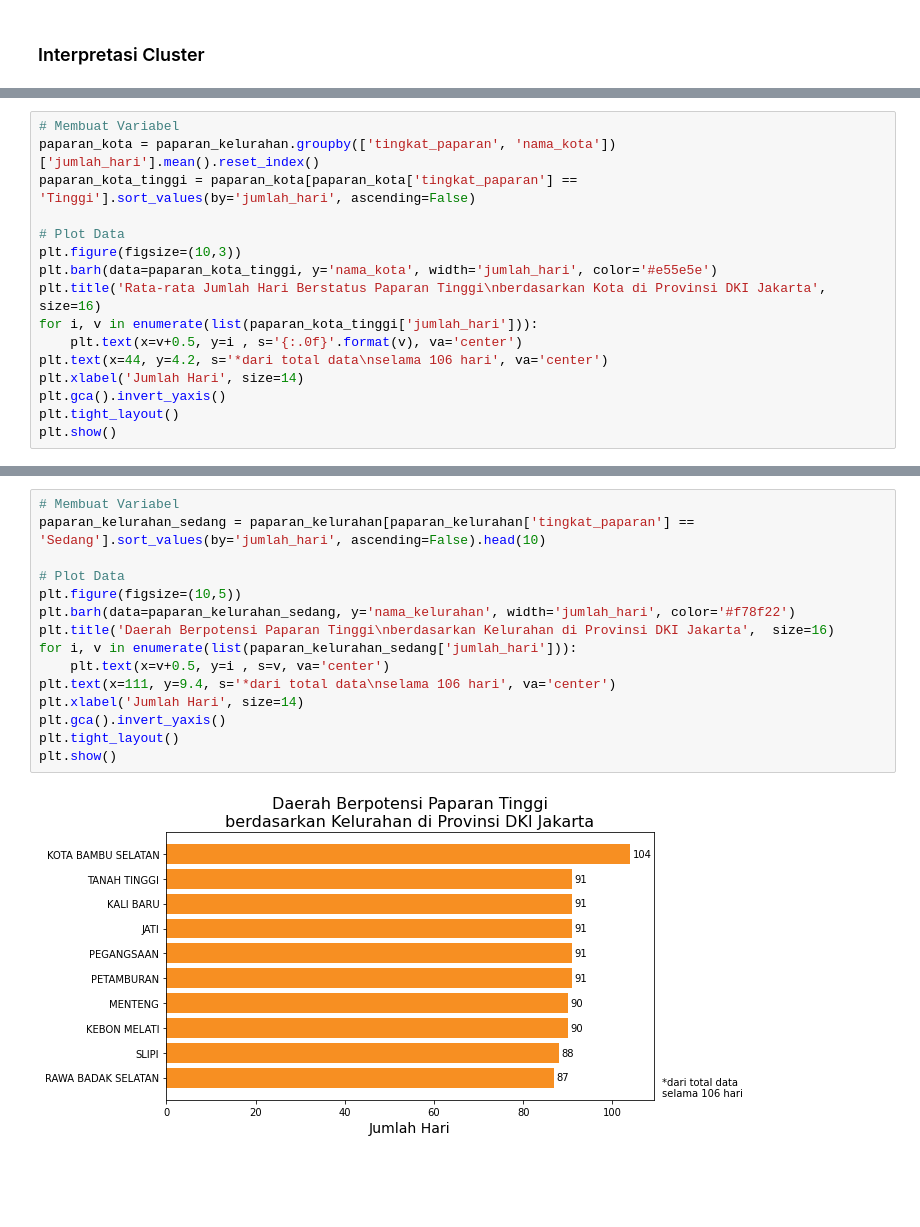
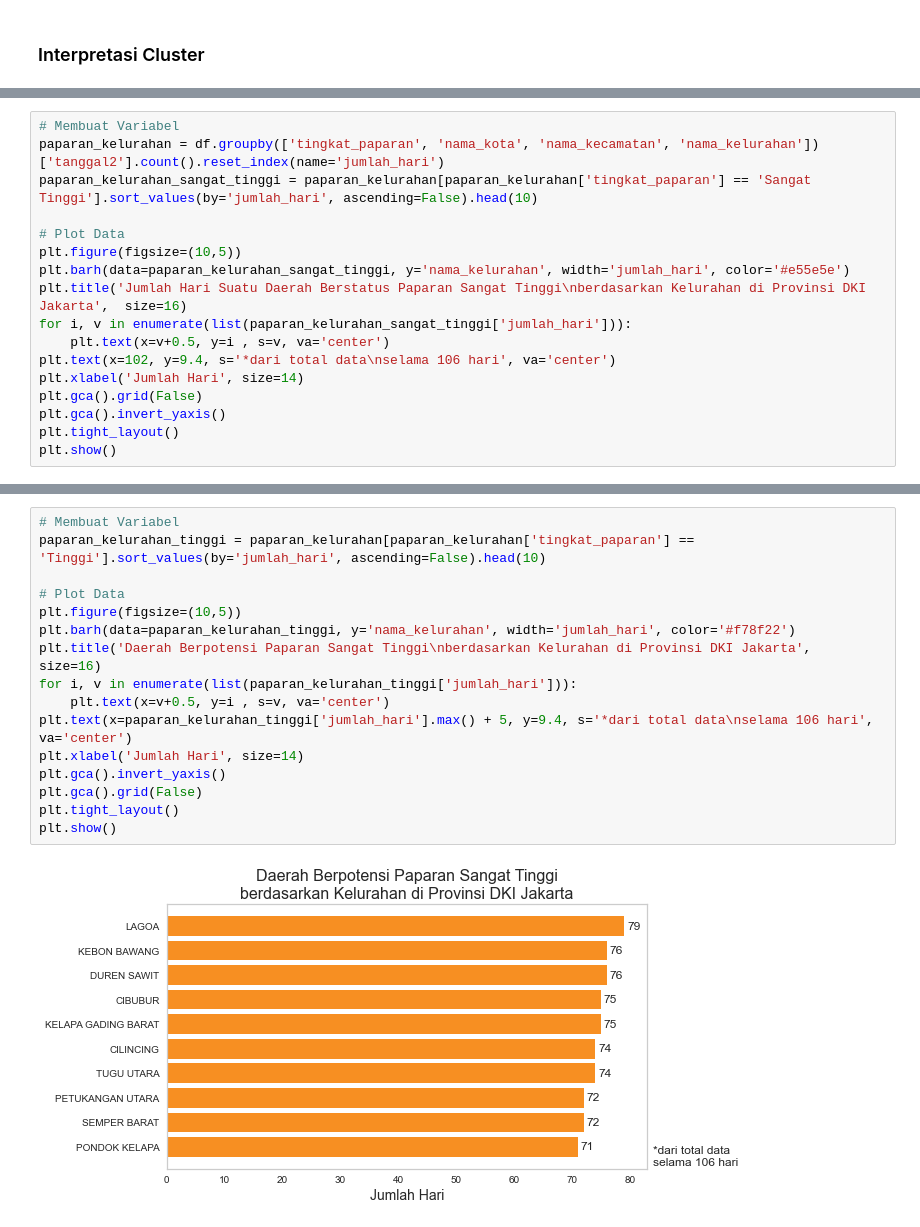
Before and after one commit to dikoharyadhanto/Project-Lomba, a Jupyter notebook: clustering.ipynb, the cells around one changed output, grey strips where cells are left out. Cells and saved outputs as stored; diff of their text form; blank space fills up the shorter version.

```diff
--- a/clustering.ipynb
+++ b/clustering.ipynb
@@ -204,16 +207,0 @@ Di tingkat kelurahan, beberapa kelurahan berada pada tingkat paparan tinggi sela
-# %%
-# Membuat Variabel
-paparan_kota = paparan_kelurahan.groupby(['tingkat_paparan', 'nama_kota'])['jumlah_hari'].mean().reset_index()
-paparan_kota_tinggi = paparan_kota[paparan_kota['tingkat_paparan'] == 'Tinggi'].sort_values(by='jumlah_hari', ascending=False)
-
-# Plot Data
-plt.figure(figsize=(10,3))
-plt.barh(data=paparan_kota_tinggi, y='nama_kota', width='jumlah_hari', color='#e55e5e')
-plt.title('Rata-rata Jumlah Hari Berstatus Paparan Tinggi\nberdasarkan Kota di Provinsi DKI Jakarta',  size=16)
-for i, v in enumerate(list(paparan_kota_tinggi['jumlah_hari'])):
-    plt.text(x=v+0.5, y=i , s='{:.0f}'.format(v), va='center')
-plt.text(x=44, y=4.2, s='*dari total data\nselama 106 hari', va='center')
-plt.xlabel('Jumlah Hari', size=14)
-plt.gca().invert_yaxis()
-plt.tight_layout()
-plt.show()
@@ -283,0 +257,17 @@ Selain wilayah yang terpapar covid-19 dengan tingkat tinggi, pemprov DKI Jakarta
+# %%
+# Membuat Variabel
+paparan_kelurahan = df.groupby(['tingkat_paparan', 'nama_kota', 'nama_kecamatan', 'nama_kelurahan'])['tanggal2'].count().reset_index(name='jumlah_hari')
+paparan_kelurahan_sangat_tinggi = paparan_kelurahan[paparan_kelurahan['tingkat_paparan'] == 'Sangat Tinggi'].sort_values(by='jumlah_hari', ascending=False).head(10)
+
+# Plot Data
+plt.figure(figsize=(10,5))
+plt.barh(data=paparan_kelurahan_sangat_tinggi, y='nama_kelurahan', width='jumlah_hari', color='#e55e5e')
+plt.title('Jumlah Hari Suatu Daerah Berstatus Paparan Sangat Tinggi\nberdasarkan Kelurahan di Provinsi DKI Jakarta',  size=16)
+for i, v in enumerate(list(paparan_kelurahan_sangat_tinggi['jumlah_hari'])):
+    plt.text(x=v+0.5, y=i , s=v, va='center')
+plt.text(x=102, y=9.4, s='*dari total data\nselama 106 hari', va='center')
+plt.xlabel('Jumlah Hari', size=14)
+plt.gca().grid(False)
+plt.gca().invert_yaxis()
+plt.tight_layout()
+plt.show()
@@ -284,18 +282,19 @@ Selain wilayah yang terpapar covid-19 dengan tingkat tinggi, pemprov DKI Jakarta
 # %%
 # Membuat Variabel
-paparan_kelurahan_sedang = paparan_kelurahan[paparan_kelurahan['tingkat_paparan'] == 'Sedang'].sort_values(by='jumlah_hari', ascending=False).head(10)
+paparan_kelurahan_tinggi = paparan_kelurahan[paparan_kelurahan['tingkat_paparan'] == 'Tinggi'].sort_values(by='jumlah_hari', ascending=False).head(10)
 
 # Plot Data
 plt.figure(figsize=(10,5))
-plt.barh(data=paparan_kelurahan_sedang, y='nama_kelurahan', width='jumlah_hari', color='#f78f22')
-plt.title('Daerah Berpotensi Paparan Tinggi\nberdasarkan Kelurahan di Provinsi DKI Jakarta',  size=16)
-for i, v in enumerate(list(paparan_kelurahan_sedang['jumlah_hari'])):
+plt.barh(data=paparan_kelurahan_tinggi, y='nama_kelurahan', width='jumlah_hari', color='#f78f22')
+plt.title('Daerah Berpotensi Paparan Sangat Tinggi\nberdasarkan Kelurahan di Provinsi DKI Jakarta',  size=16)
+for i, v in enumerate(list(paparan_kelurahan_tinggi['jumlah_hari'])):
     plt.text(x=v+0.5, y=i , s=v, va='center')
-plt.text(x=111, y=9.4, s='*dari total data\nselama 106 hari', va='center')
+plt.text(x=paparan_kelurahan_tinggi['jumlah_hari'].max() + 5, y=9.4, s='*dari total data\nselama 106 hari', va='center')
 plt.xlabel('Jumlah Hari', size=14)
 plt.gca().invert_yaxis()
+plt.gca().grid(False)
 plt.tight_layout()
 plt.show()
 # %% [output]
-[figure, old version]
+[figure, new version]
 # %% [markdown]
```
Also changed, not shown: parts of 37 cells of this notebook, 1 other file.
